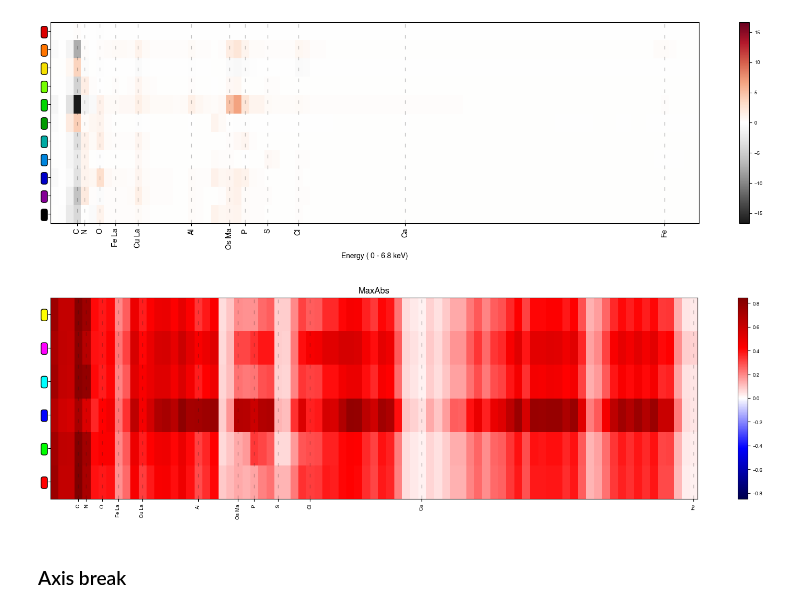
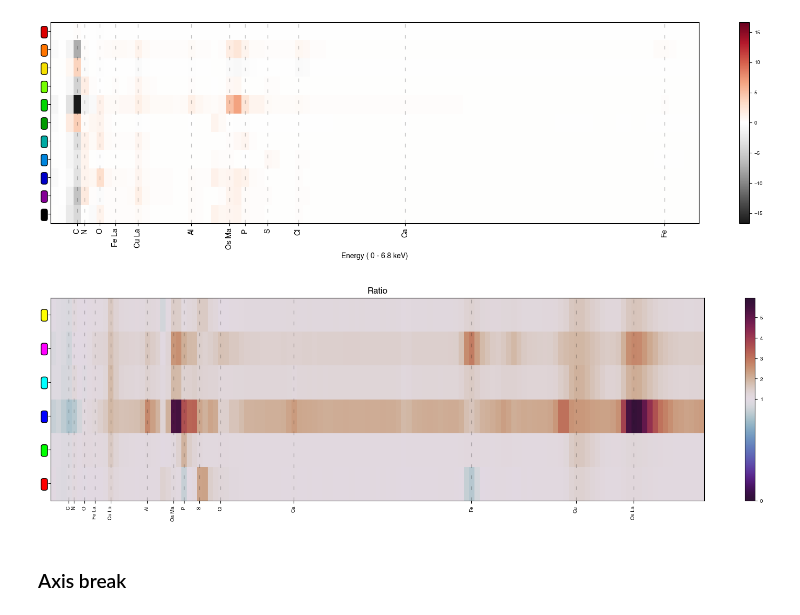
Before and after one commit to amjams/Identify, a Jupyter notebook: scripts/data_visualization/Figure_2C_HeatMap.ipynb, the cells around one changed output. Drawn from its saved outputs; the diff is of its cells as text; code cells hidden in the pictures.

Commit message:
saved heatmap figures

```diff
--- a/scripts/data_visualization/Figure_2C_HeatMap.ipynb
+++ b/scripts/data_visualization/Figure_2C_HeatMap.ipynb
@@ -70,10 +70,12 @@ for idx, file in enumerate(spectrum_2D_files):
 # calculate the mean and standard devation
 mean_spectrum = np.mean(all_spectrum, axis=0)
 std_spectrum = np.std(all_spectrum, axis=0)
-max_spectrum = np.max(all_spectrum, axis=0)
-print(max_spectrum.shape)
+#max_spectrum = np.max(all_spectrum, axis=0)
+
+
 print(mean_spectrum.shape)
 print(std_spectrum.shape)
+#print(max_spectrum.shape)
 # %% [output]
 (250,)
 (250,)
@@ -171,11 +170,11 @@ plt.colorbar(hm, location = 'right')
 [figure]
 # %%
 # generate heatmap of selected endmembers
-cmap_heatmap = 'seismic'
-vis_type = 4
+cmap_heatmap = 'twilight_shifted'
+vis_type = 2
 vis_type_names = ['Difference','Ratio','z-score','decarbonated','MaxAbs']
 
-xlim = 6.5 # limited energy (keV) axis
+xlim = 10# limited energy (keV) axis
 indices = [3,4,6,1,9,7]
 colors = [[1,0,0], [0,1,0], [0,0,1], [0,1,1], [1,0,1], [1,1,0]]
 
@@ -217,8 +216,8 @@ if vis_type == 1:
 else:
     hm = ax.imshow(np.transpose(endmember_spectra_dev[0:np.argmin(np.abs(xray_energies-xlim)),:]),
               cmap = cmap_heatmap,
-              vmin = dyn_range*-1,
-              vmax = dyn_range,
+              vmin = -10,#dyn_range*-1,
+              vmax = 10,#dyn_range,
               aspect = 'auto',
               origin = 'lower')
 
@@ -234,36 +233,36 @@ ax.set_yticks(yticks, ylabels, size = 10)
 
 # add bbox to yticks
 for idx in range(endmember_spectra_dev.shape[1]):
     ax.get_yticklabels()[idx].set_bbox(dict(boxstyle = 'round', facecolor = colors[idx]))
 
 
 # set xticks and add vertical lines at selected xray_lines
 xticks = []
 xlabels = []
 
 # for every selected x-ray, check if below the x-limit, proceed to add as tick and vline
 for xray in xray_lines:
     if xray[2] <= xlim:
         xticks.append(np.argmin(np.abs(xray_energies-xray[2])))
         if xray[1] == 'Ka':
             xlabels.append(xray[0])
         else:
             xlabels.append(xray[0] + ' ' + xray[1])
         plt.vlines(np.argmin(np.abs(xray_energies-xray[2])),
                    -0.5,
                    endmember_spectra_dev.shape[1]-0.5,
                    linestyle = (0,(5,10)),
                    color = [0.1, 0.1, 0.1, 0.25],
                    linewidth = 1)
 ax.set_xticks(xticks, xlabels, rotation = 90, size = 7)
 #ax.set_xlabel('Energy ( 0 - ' + str(xlim) + ' keV)')
 
 plt.colorbar(hm, location = 'right')
 plt.title(vis_type_names[vis_type])
-#plt.savefig('../svg/figure_3C_selected_%s_%s.svg' % (cmap_heatmap,str(vis_type)))
-plt.savefig('../svg/figure_3C_selected_%s_%s.png' % (cmap_heatmap,str(vis_type)))
+plt.savefig('../svg/figure_3C_selected_%s_%s.svg' % (cmap_heatmap,str(vis_type)))
+#plt.savefig('../svg/figure_3C_selected_%s_%s.png' % (cmap_heatmap,str(vis_type)))
 # %% [output]
-[figure, old version]
+[figure, new version]
 # %% [markdown]
 ### Axis break
 # %%
```
Also changed, not shown: parts of 1 cell of this notebook, 19 other files.
